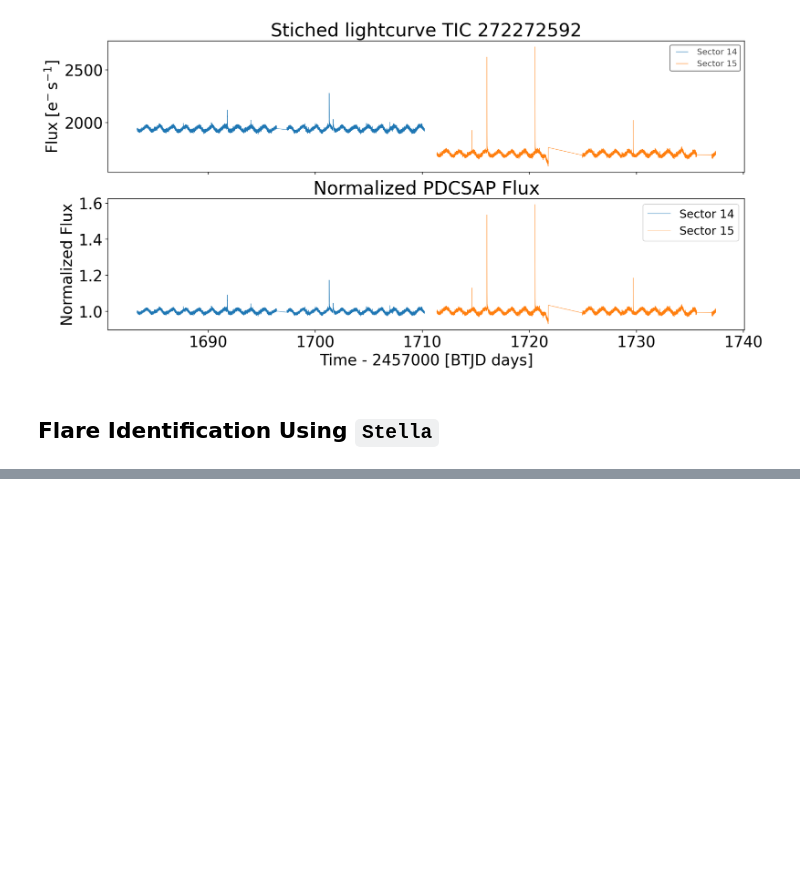
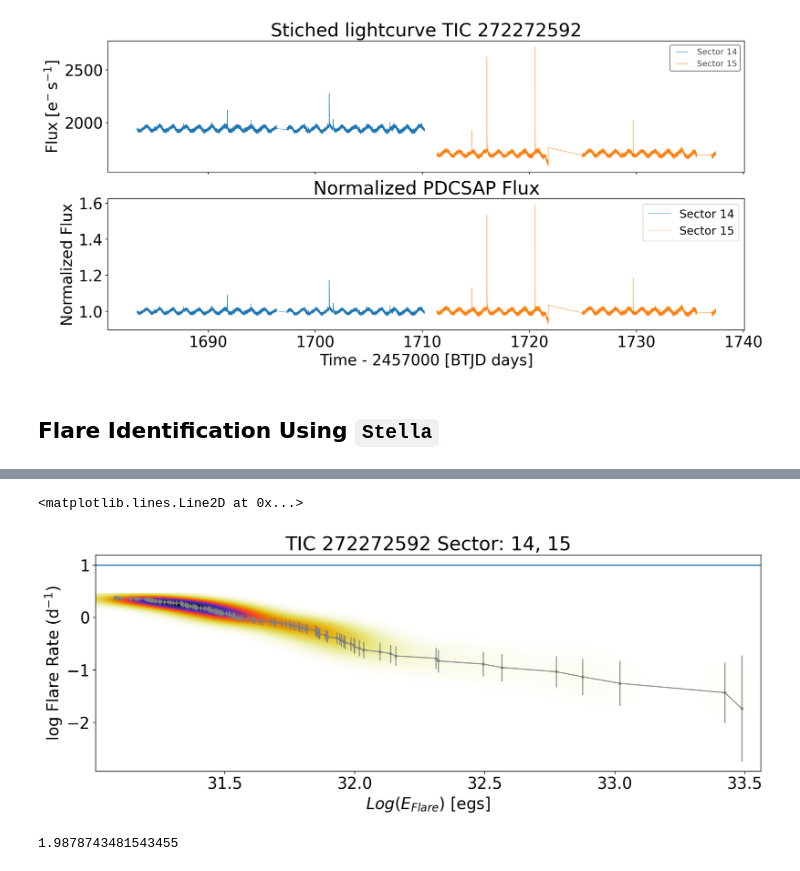
Before and after one commit to AndyTza/flarates, a Jupyter notebook: tutorials/Tutorial - Flare Rates with Stella and Lightkurve.ipynb, the cells around one changed output, grey strips where cells are left out. Cells and saved outputs as stored; diff of their text form; code cells hidden in the pictures; blank space fills up the shorter version.

```diff
--- a/tutorials/Tutorial - Flare Rates with Stella and Lightkurve.ipynb
+++ b/tutorials/Tutorial - Flare Rates with Stella and Lightkurve.ipynb
@@ -211,0 +256,3 @@ plt.legend()
+# %%
+ftab_ens = predict_flares(time, flux, flux_err, LC[0].targetid,
+                         ensembling=True, flare_thesh_prob=0.5)
@@ -211,0 +405,6 @@ plt.legend()
+# %%
+x, y, xe, ye = FFD(ftab_ens['ed_s'], Lum=31,
+                   dur=[ftab_ens['rise']+ftab_ens['fall']],
+                fluxerr=np.median(flux_err)/np.median(flux), TOTEXP=max(time)-min(time))
+
+im, xx, yy = FlareKernel(x,y,xe,ye)
@@ -211,0 +413,20 @@ plt.legend()
+# %%
+import matplotlib
+fig, ax = plt.subplots(nrows=1, ncols=1, figsize=(15,5))
+
+ax.imshow(im, cmap='CMRmap_r', extent=(np.min(xx), np.max(xx), np.min(yy),  np.max(yy)), origin='lower',
+          interpolation='gaussian', aspect='auto')
+ax.errorbar(x, y, yerr=ye, color='gray', fmt='.-', alpha=0.8)
+ax.set_xlabel("$Log$($E_{Flare}$) [egs]")
+ax.set_ylabel("log Flare Rate (d$^{-1}$)")
+ax.set_title("TIC 272272592 Sector: 14, 15")
+
+
+plt.axhline(10**0)
+# %% [output]
+<matplotlib.lines.Line2D at 0x...>
+[figure, added]
+# %%
+np.log(7.3)
+# %% [output]
+1.9878743481543455
```
Also changed, not shown: parts of 15 cells of this notebook.
